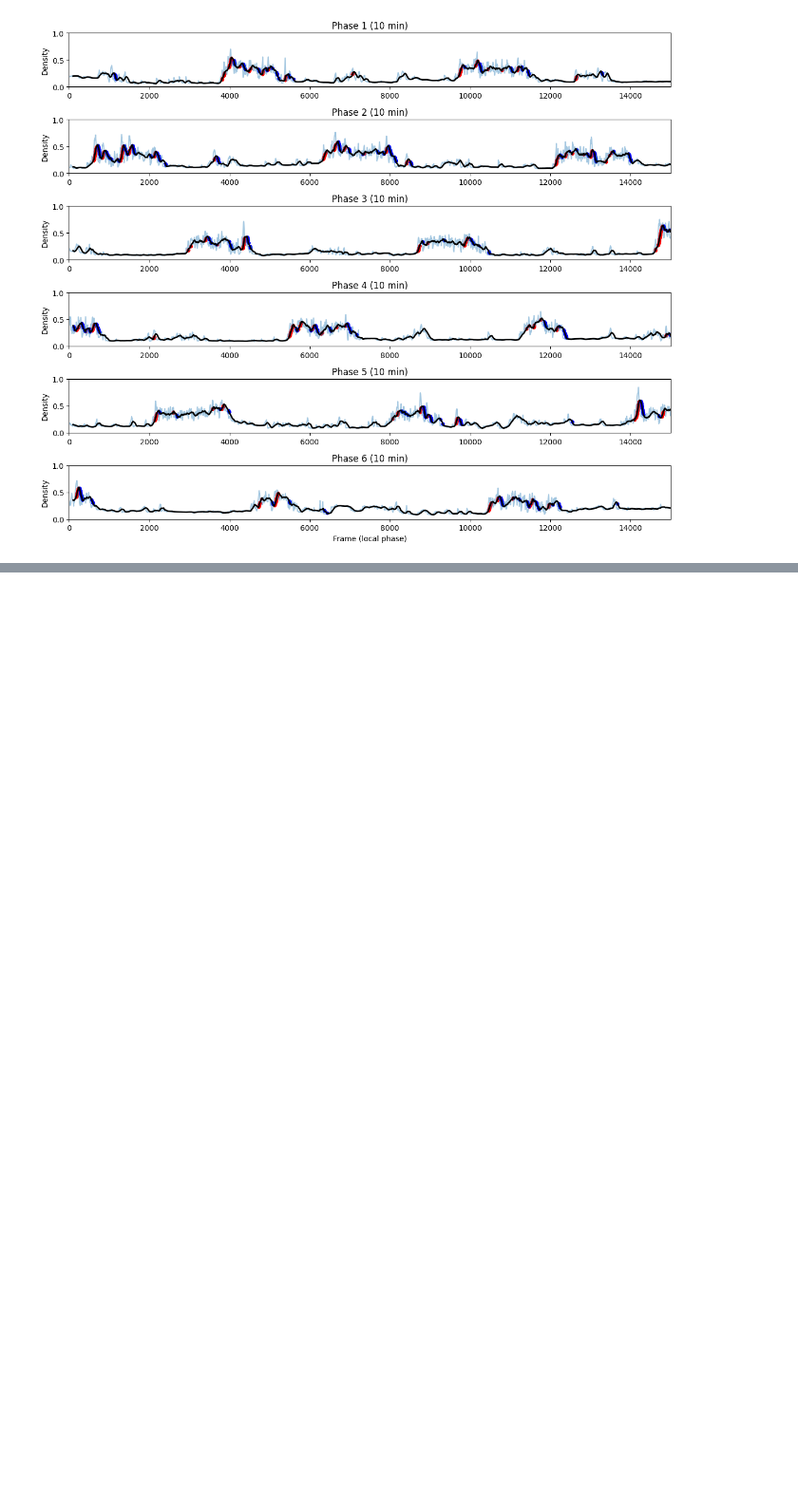
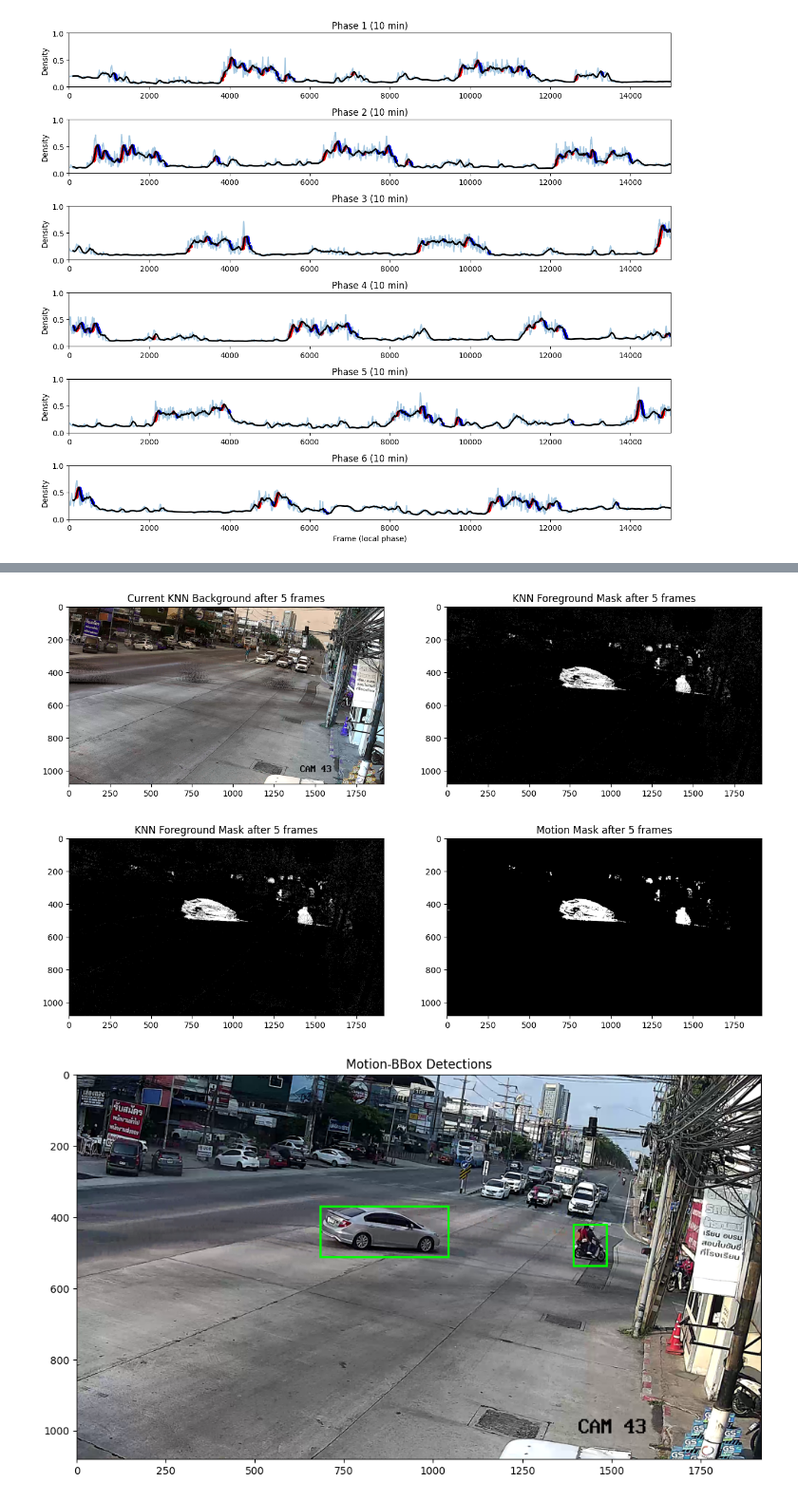
Before and after one commit to VeerapatSintupong123/traffic, a Jupyter notebook: trt_pipeline/adaptive.ipynb, the cells around one changed output, grey strips where cells are left out. Shown at 95% size. Saved outputs shown, nothing was run; the diff lists cells and outputs as text; code cells hidden in the pictures; blank space fills up the shorter version.

```diff
--- a/trt_pipeline/adaptive.ipynb
+++ b/trt_pipeline/adaptive.ipynb
@@ -295,0 +316,67 @@ TypeError: unsupported operand type(s) for +: 'NoneType' and 'int'
+# %%
+import matplotlib.patches as patches
+import matplotlib.pyplot as plt
+
+backSub = cv.createBackgroundSubtractorKNN(dist2Threshold=1000, detectShadows=False)
+
+index = 100
+video_path = r"C:\Users\Auto\Downloads\south_morning.avi"
+video = cv.VideoCapture(video_path)
+frames = []
+
+cnt = 0
+while True:
+    ret, frame = video.read()
+
+    if not ret:
+        break
+
+    if cnt == index:
+        break
+
+    frames.append(frame)
+    cnt += 1
+
+    fg_mask = backSub.apply(frame)
+
+video.release()
+
+fig, ax = plt.subplots(1, 2, figsize=(15, 7))
+ax[0].imshow(backSub.getBackgroundImage())
+ax[0].set_title(f"Current KNN Background after 5 frames")
+ax[1].imshow(fg_mask, cmap='gray')
+ax[1].set_title(f"KNN Foreground Mask after 5 frames")
+
+motion_mask = get_motion_mask(fg_mask, kernel=np.array((9,9), dtype=np.uint8))
+
+fig, ax = plt.subplots(1, 2, figsize=(15, 7))
+ax[0].imshow(fg_mask, cmap='gray')
+ax[0].set_title(f"KNN Foreground Mask after 5 frames")
+ax[1].imshow(motion_mask, cmap='gray')
+ax[1].set_title(f"Motion Mask after 5 frames")
+
+detections = get_contour_detections(motion_mask, thresh=2000)
+
+frame_vis = frames[-1].copy()
+
+fig, ax = plt.subplots(1, 1, figsize=(12, 8))
+ax.imshow(cv.cvtColor(frame_vis, cv.COLOR_BGR2RGB))
+ax.set_title("Motion-BBox Detections")
+
+for det in detections:
+    x1, y1, x2, y2, score = det
+    rect = patches.Rectangle(
+        (x1, y1),
+        x2 - x1,
+        y2 - y1,
+        linewidth=2,
+        edgecolor='lime',
+        facecolor='none'
+    )
+    ax.add_patch(rect)
+
+plt.show()
+# %% [output]
+[figure, added]
+[figure, added]
+[figure, added]
```
Also changed, not shown: parts of 7 cells of this notebook, 2 other files.
